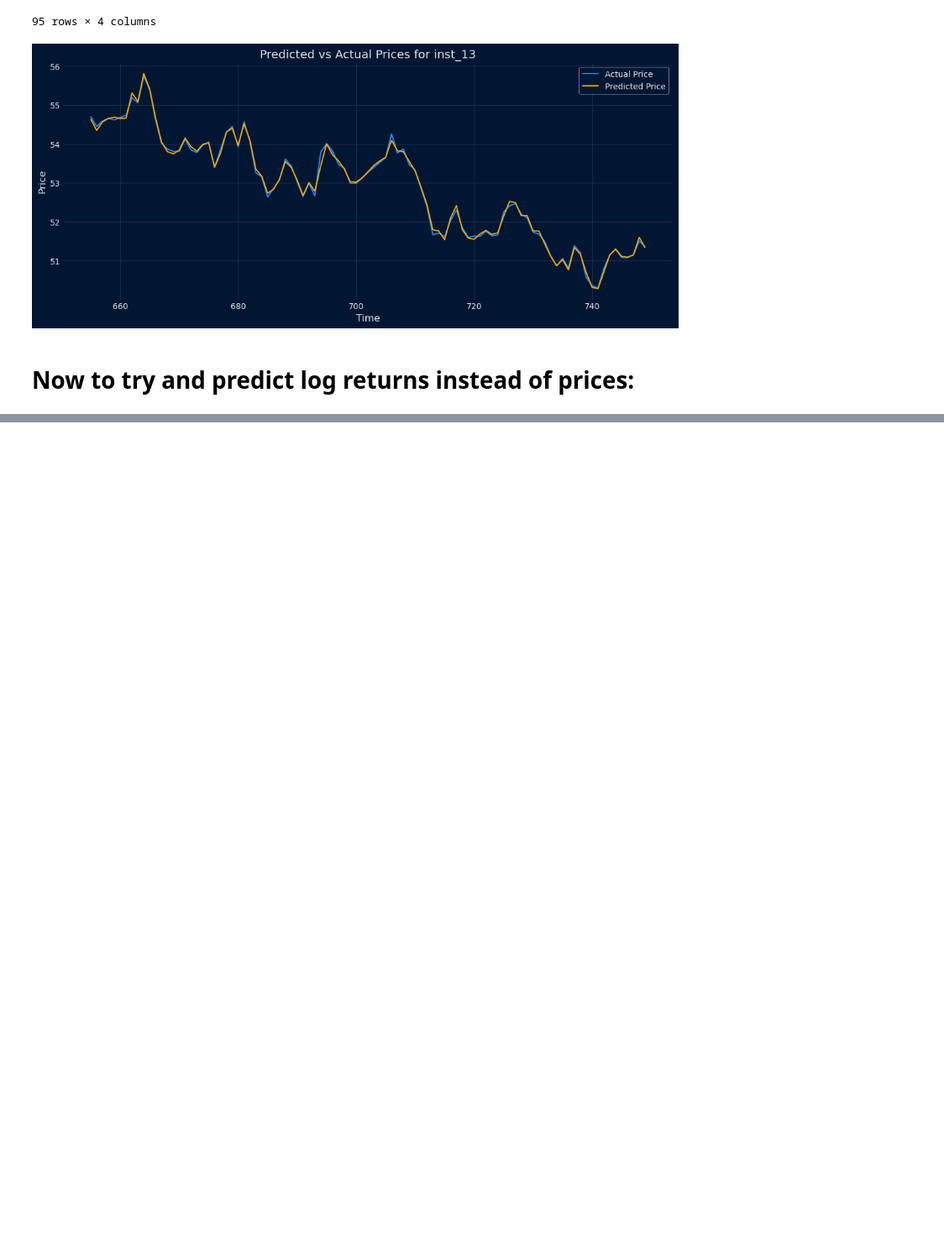
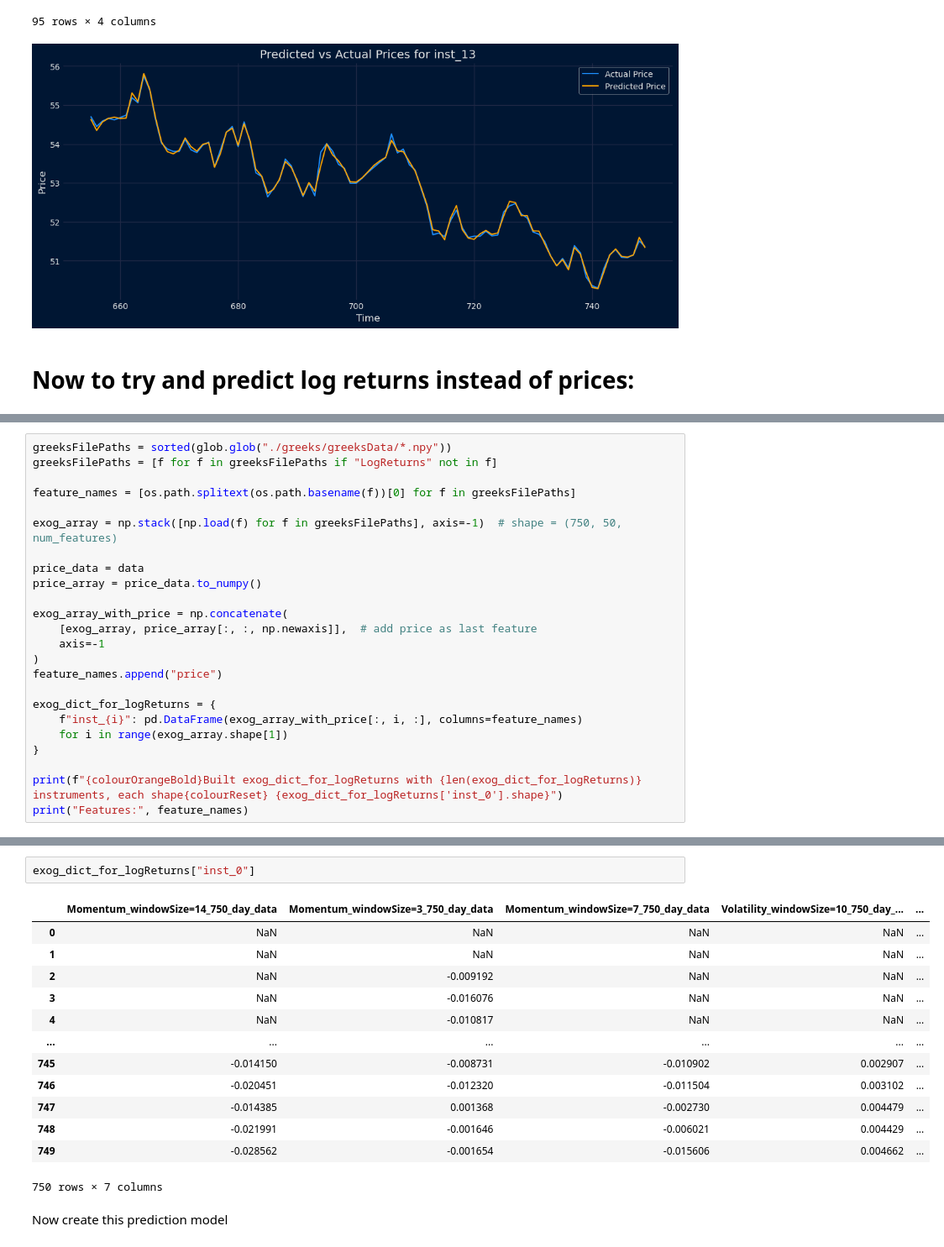
Before and after one commit to JensenJones/Algothon-2025, a Jupyter notebook: strategies/multi series forecasting skforecast/MultiTimeSeriesModelling.ipynb, the cells around one changed output, grey strips where cells are left out. Shown at 84% size. Drawn from its saved outputs; the diff is of its cells as text; blank space fills up the shorter version.

Commit message:
Log Returns prediction in Jupyter Notebook

```diff
--- a/strategies/multi series forecasting skforecast/MultiTimeSeriesModelling.ipynb
+++ b/strategies/multi series forecasting skforecast/MultiTimeSeriesModelling.ipynb
@@ -455,0 +462,24 @@ logReturns =
+# %%
+greeksFilePaths = sorted(glob.glob("./greeks/greeksData/*.npy"))
+greeksFilePaths = [f for f in greeksFilePaths if "LogReturns" not in f]
+
+feature_names = [os.path.splitext(os.path.basename(f))[0] for f in greeksFilePaths]
+
+exog_array = np.stack([np.load(f) for f in greeksFilePaths], axis=-1)  # shape = (750, 50, num_features)
+
+price_data = data
+price_array = price_data.to_numpy()
+
+exog_array_with_price = np.concatenate(
+    [exog_array, price_array[:, :, np.newaxis]],  # add price as last feature
+    axis=-1
+)
+feature_names.append("price")
+
+exog_dict_for_logReturns = {
+    f"inst_{i}": pd.DataFrame(exog_array_with_price[:, i, :], columns=feature_names)
+    for i in range(exog_array.shape[1])
+}
+
+print(f"{colourOrangeBold}Built exog_dict_for_logReturns with {len(exog_dict_for_logReturns)} instruments, each shape{colourReset} {exog_dict_for_logReturns['inst_0'].shape}")
+print("Features:", feature_names)
@@ -455,0 +503,18 @@ logReturns =
+# %%
+exog_dict_for_logReturns["inst_0"]
+# %% [output]
+|  | Momentum_windowSize=14_750_day_data | Momentum_windowSize=3_750_day_data | Momentum_windowSize=7_750_day_data | Volatility_windowSize=10_750_day_... | ... |
+| 0 | NaN | NaN | NaN | NaN | ... |
+| 1 | NaN | NaN | NaN | NaN | ... |
+| 2 | NaN | -0.009192 | NaN | NaN | ... |
+| 3 | NaN | -0.016076 | NaN | NaN | ... |
+| 4 | NaN | -0.010817 | NaN | NaN | ... |
+| ... | ... | ... | ... | ... | ... |
+| 745 | -0.014150 | -0.008731 | -0.010902 | 0.002907 | ... |
+| 746 | -0.020451 | -0.012320 | -0.011504 | 0.003102 | ... |
+| 747 | -0.014385 | 0.001368 | -0.002730 | 0.004479 | ... |
+| 748 | -0.021991 | -0.001646 | -0.006021 | 0.004429 | ... |
+| 749 | -0.028562 | -0.001654 | -0.015606 | 0.004662 | ... |
+750 rows × 7 columns
+# %% [markdown]
+Now create this prediction model
```
Also changed, not shown: parts of 12 cells of this notebook.
